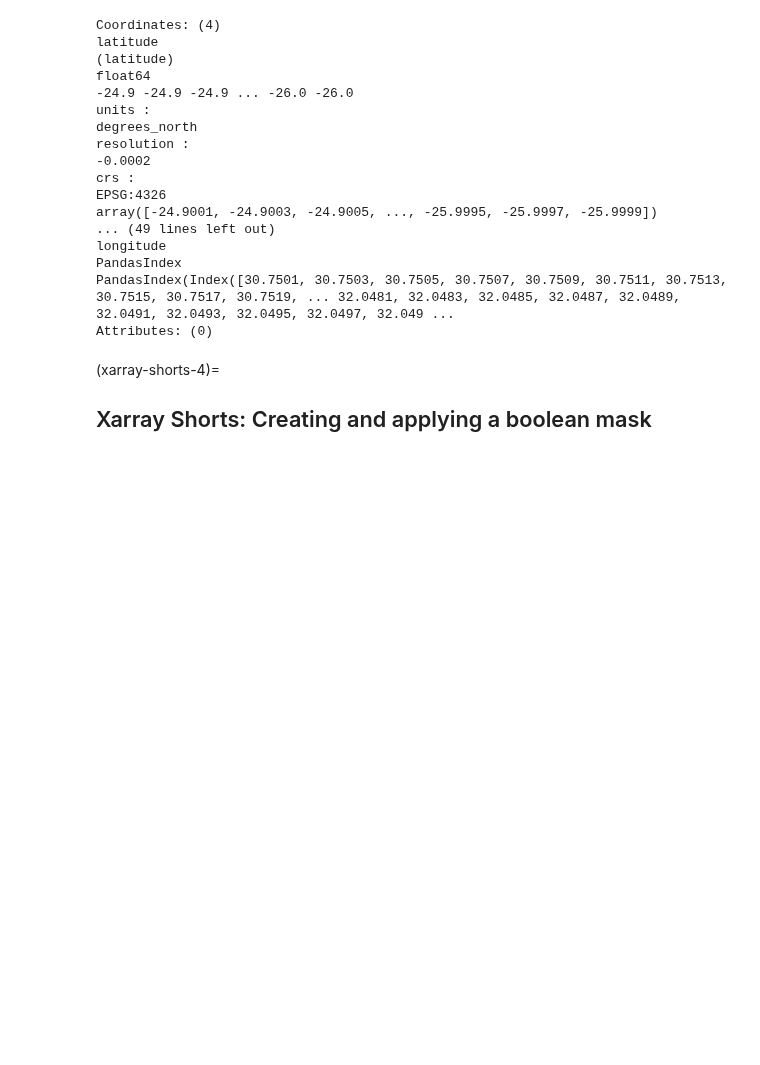
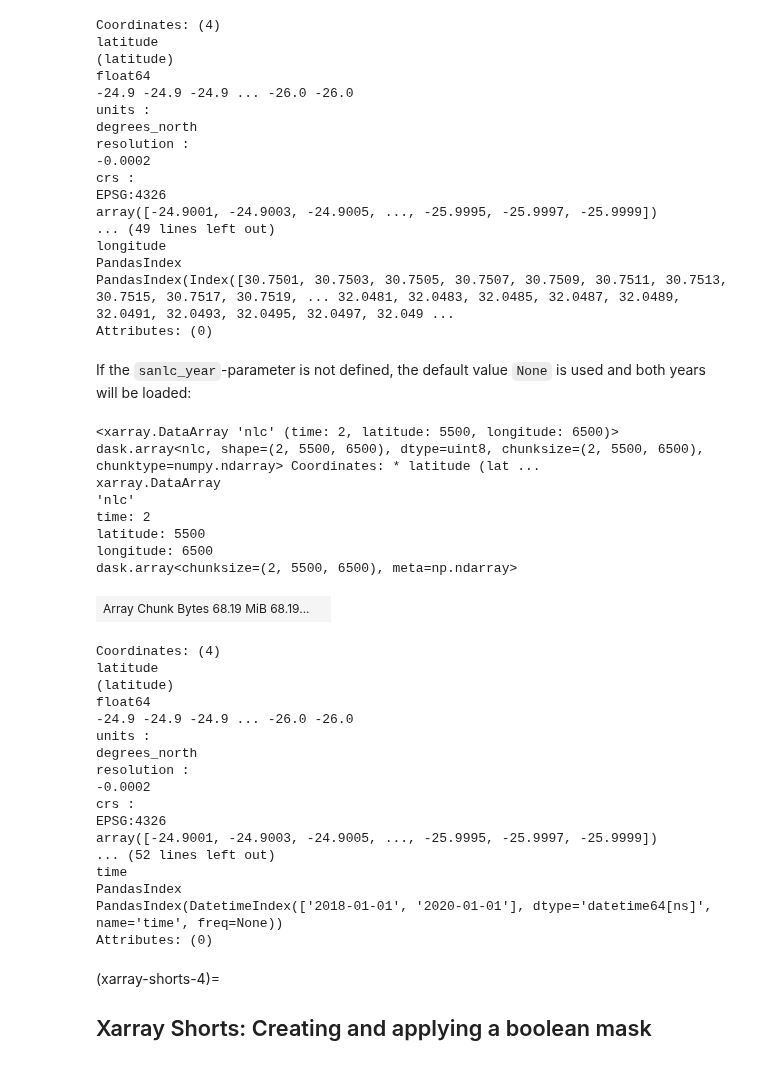
Before and after one commit to Jena-Earth-Observation-School/sdc-tools, a Jupyter notebook: docs/content/02_Getting_Started/01_03_SANLC.ipynb, the cells around one changed output. Saved outputs shown, nothing was run; the diff lists cells and outputs as text; code cells hidden in the pictures; blank space fills up the shorter version.

```diff
--- a/docs/content/02_Getting_Started/01_03_SANLC.ipynb
+++ b/docs/content/02_Getting_Started/01_03_SANLC.ipynb
@@ -48,6 +51,38 @@ longitude
 PandasIndex
 PandasIndex(Index([30.7501, 30.7503, 30.7505, 30.7507, 30.7509, 30.7511, 30.7513, 30.7515, 30.7517, 30.7519, ... 32.0481, 32.0483, 32.0485, 32.0487, 32.0489, 32.0491, 32.0493, 32.0495, 32.0497, 32.049 ...
 Attributes: (0)
+# %% [markdown]
+If the `sanlc_year`-parameter is not defined, the default value `None` is used and both
+years will be loaded:
+# %%
+lc_all = load_product(product="sanlc", vec="site06")
+lc_all
+# %% [output]
+<xarray.DataArray 'nlc' (time: 2, latitude: 5500, longitude: 6500)> dask.array<nlc, shape=(2, 5500, 6500), dtype=uint8, chunksize=(2, 5500, 6500), chunktype=numpy.ndarray> Coordinates: * latitude (lat ...
+xarray.DataArray
+'nlc'
+time: 2
+latitude: 5500
+longitude: 6500
+dask.array<chunksize=(2, 5500, 6500), meta=np.ndarray>
+| Array Chunk Bytes 68.19 MiB 68.19... |  |
+Coordinates: (4)
+latitude
+(latitude)
+float64
+-24.9 -24.9 -24.9 ... -26.0 -26.0
+units :
+degrees_north
+resolution :
+-0.0002
+crs :
+EPSG:4326
+array([-24.9001, -24.9003, -24.9005, ..., -25.9995, -25.9997, -25.9999])
+... (52 lines left out)
+time
+PandasIndex
+PandasIndex(DatetimeIndex(['2018-01-01', '2020-01-01'], dtype='datetime64[ns]', name='time', freq=None))
+Attributes: (0)
 # %% [markdown]
 (xarray-shorts-4)=
 ## Xarray Shorts: Creating and applying a boolean mask
```
Also changed, not shown: parts of 7 cells of this notebook, 1 other file.
